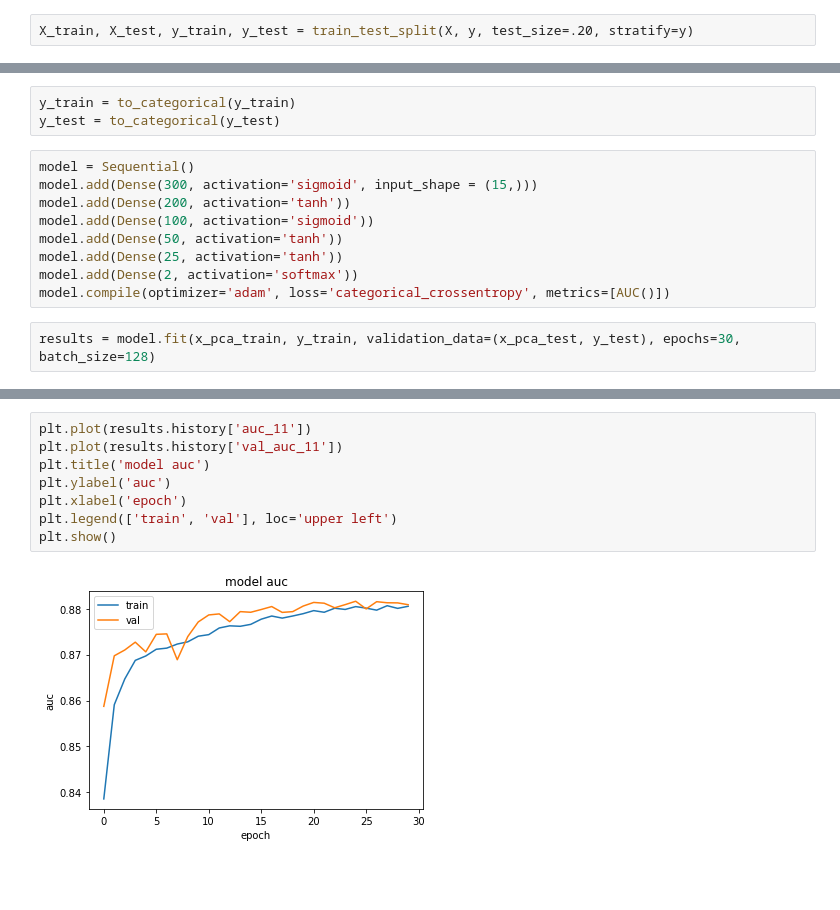
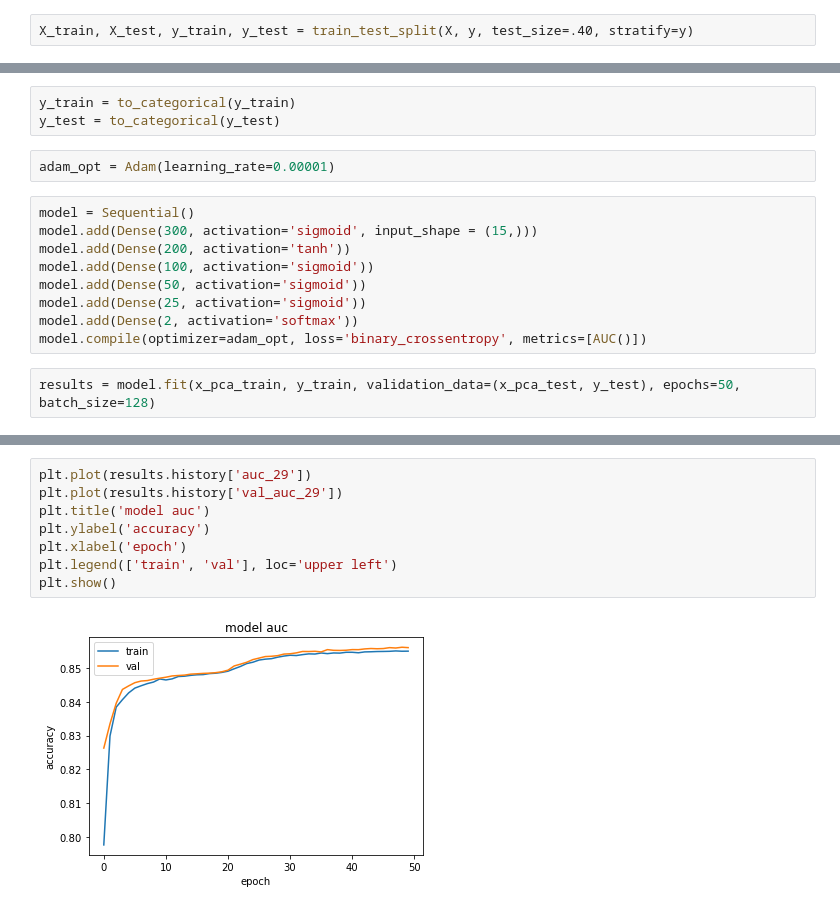
Before and after one commit to JideOkesanjo/DataScience-Capstone-Projects, a Jupyter notebook: credit_default_deep_learning.ipynb, the cells around one changed output, grey strips where cells are left out. Saved outputs shown, nothing was run; the diff lists cells and outputs as text; blank space fills up the shorter version.

```diff
--- a/credit_default_deep_learning.ipynb
+++ b/credit_default_deep_learning.ipynb
@@ -59,7 +58,7 @@ target = ['default']
 X = data[features].values
 y = data[target].values
 # %%
-X_train, X_test, y_train, y_test = train_test_split(X, y, test_size=.20, stratify=y)
+X_train, X_test, y_train, y_test = train_test_split(X, y, test_size=.40, stratify=y)
 # %%
 from sklearn.decomposition import PCA
 # %%
@@ -93,15 +92,17 @@ x_pca_test.shape
 # %%
 y_train = to_categorical(y_train)
 y_test = to_categorical(y_test)
+# %%
+adam_opt = Adam(learning_rate=0.00001)
 # %%
 model = Sequential()
 model.add(Dense(300, activation='sigmoid', input_shape = (15,)))
 model.add(Dense(200, activation='tanh'))
 model.add(Dense(100, activation='sigmoid'))
-model.add(Dense(50, activation='tanh'))
-model.add(Dense(25, activation='tanh'))
+model.add(Dense(50, activation='sigmoid'))
+model.add(Dense(25, activation='sigmoid'))
 model.add(Dense(2, activation='softmax'))
-model.compile(optimizer='adam', loss='categorical_crossentropy', metrics=[AUC()])
+model.compile(optimizer=adam_opt, loss='binary_crossentropy', metrics=[AUC()])
 # %%
-results = model.fit(x_pca_train, y_train, validation_data=(x_pca_test, y_test), epochs=30, batch_size=128)
+results = model.fit(x_pca_train, y_train, validation_data=(x_pca_test, y_test), epochs=50, batch_size=128)
 # %% [output]
@@ -135,10 +136,10 @@ plt.show()
 # %%
-plt.plot(results.history['auc_11'])
-plt.plot(results.history['val_auc_11'])
+plt.plot(results.history['auc_29'])
+plt.plot(results.history['val_auc_29'])
 plt.title('model auc')
-plt.ylabel('auc')
+plt.ylabel('accuracy')
 plt.xlabel('epoch')
 plt.legend(['train', 'val'], loc='upper left')
 plt.show()
 # %% [output]
-[figure, old version]
+[figure, new version]
```
Also changed, not shown: parts of 5 cells of this notebook.
